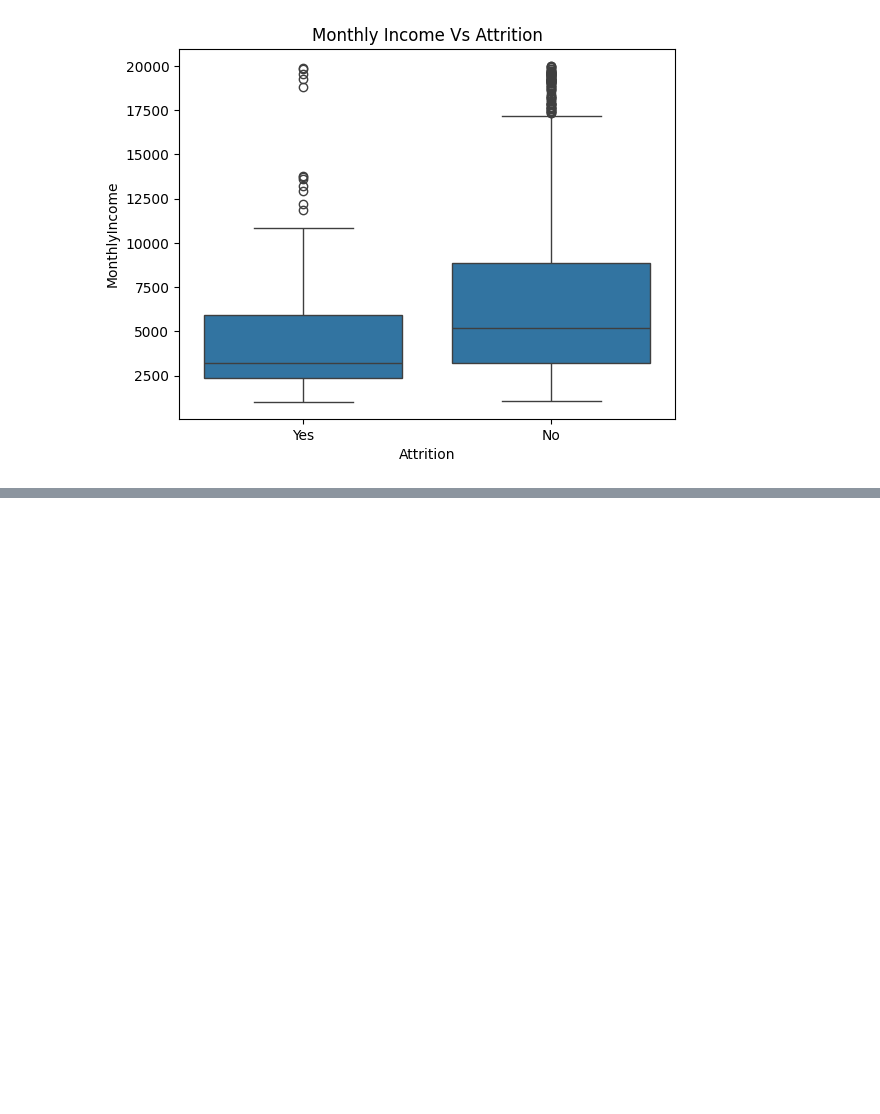
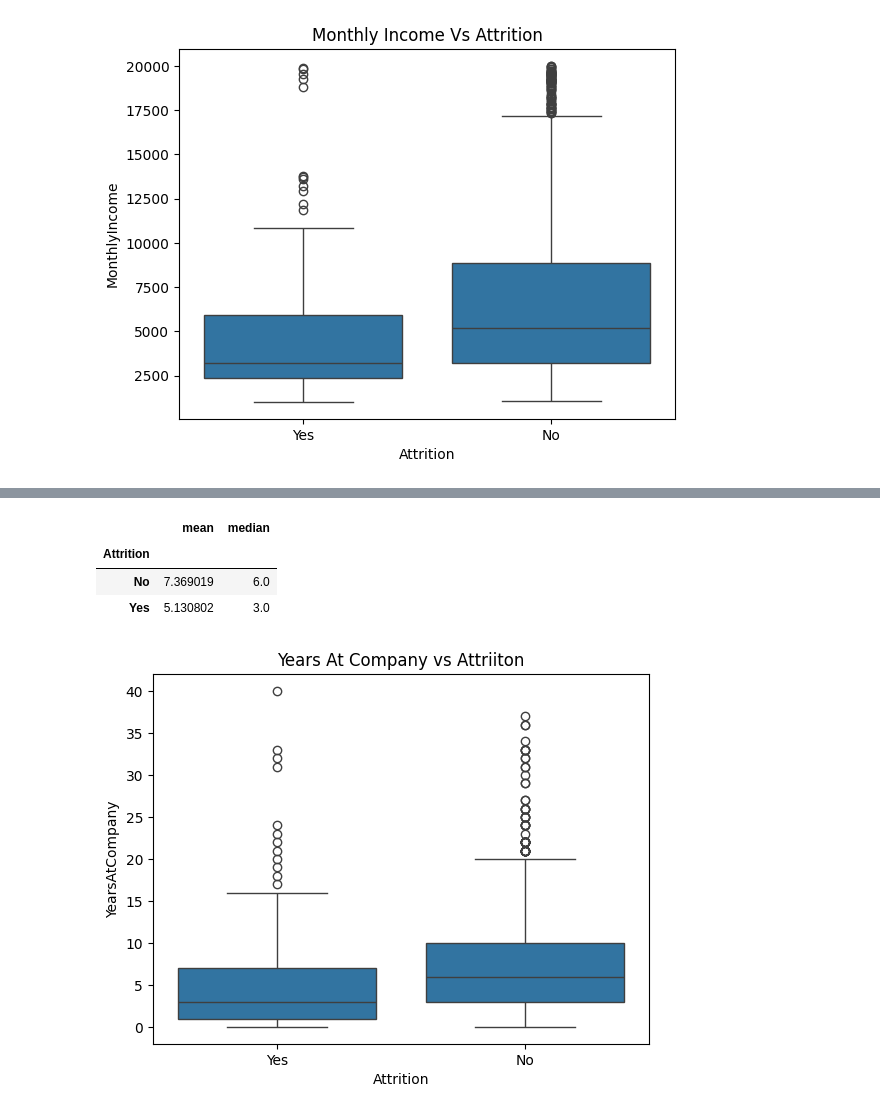
Before and after one commit to tusharkantnandi99/IBM-HR-Analytics-Project, a Jupyter notebook: notebooks/03_data_eda.ipynb, the cells around one changed output, grey strips where cells are left out. Cells and saved outputs as stored; diff of their text form; code cells hidden in the pictures; blank space fills up the shorter version.

```diff
--- a/notebooks/03_data_eda.ipynb
+++ b/notebooks/03_data_eda.ipynb
@@ -249,0 +298,13 @@ plt.show()
+# %%
+df.groupby('Attrition')['YearsAtCompany'].agg(['mean','median'])
+# %% [output]
+|  | mean | median |
+| Attrition |  |  |
+| No | 7.369019 | 6.0 |
+| Yes | 5.130802 | 3.0 |
+# %%
+sns.boxplot(data=df,x='Attrition',y='YearsAtCompany')
+plt.title('Years At Company vs Attriiton')
+plt.show()
+# %% [output]
+[figure, added]
```
Also changed, not shown: parts of 14 cells of this notebook.
